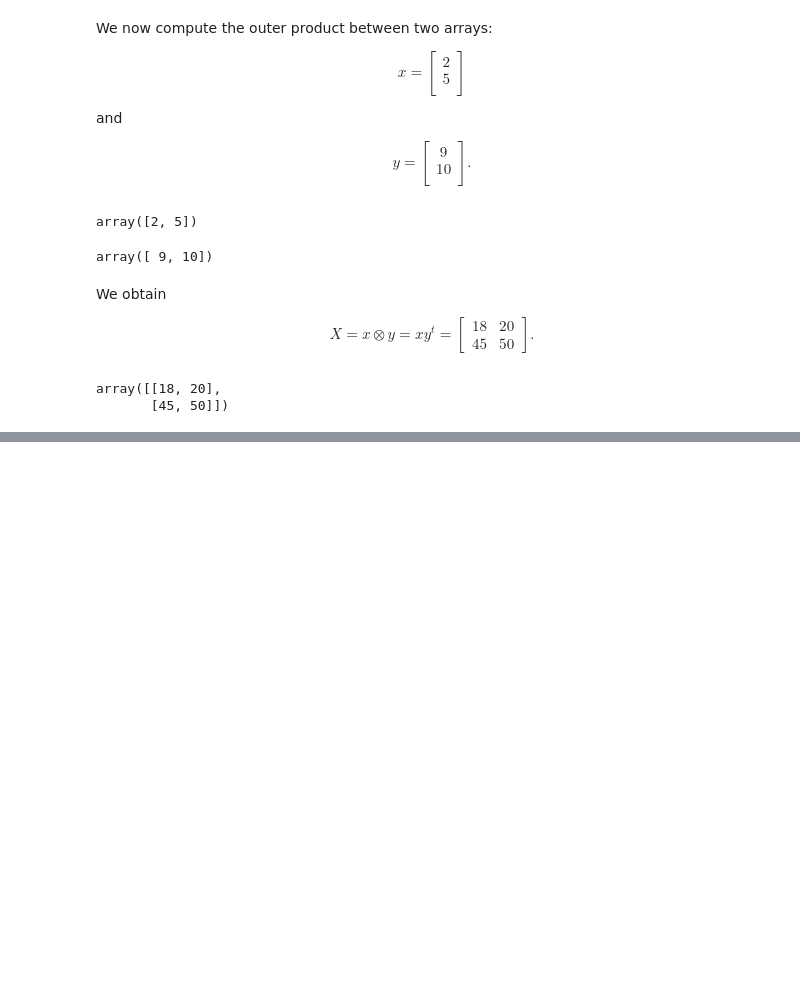
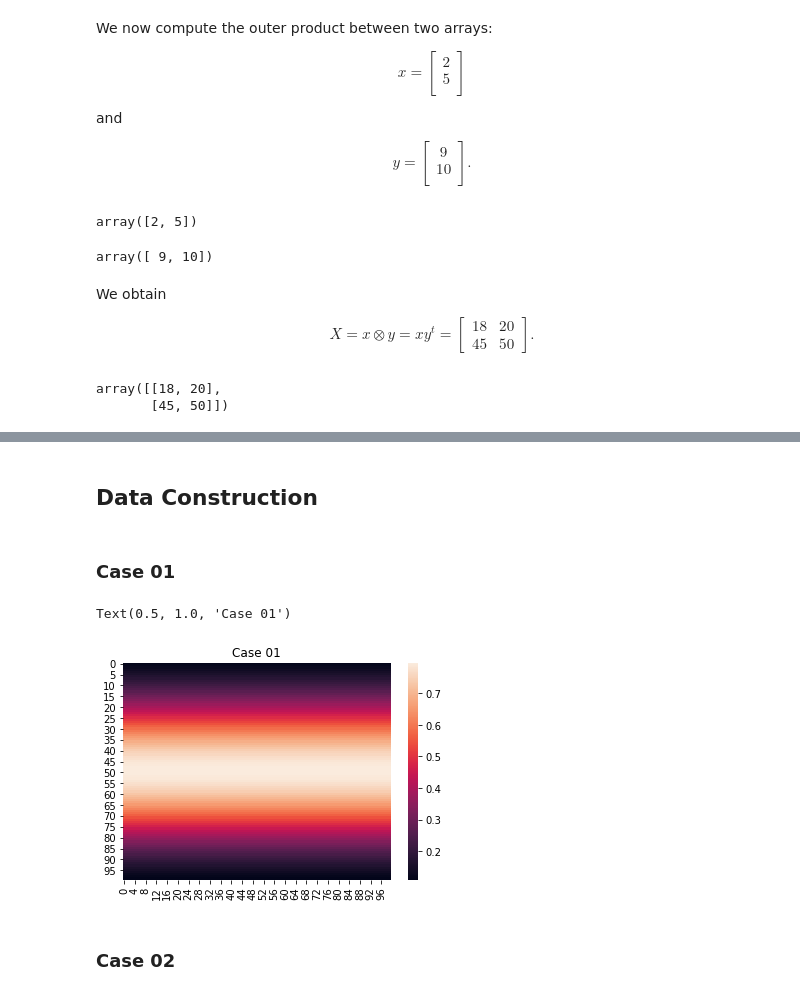
Before and after one commit to mascaretti/tensor-decomposition-tutorial, a Jupyter notebook: tutorial.ipynb, the cells around one changed output, grey strips where cells are left out. Drawn from its saved outputs; the diff is of its cells as text; code cells hidden in the pictures; blank space fills up the shorter version.

```diff
--- a/tutorial.ipynb
+++ b/tutorial.ipynb
@@ -205,0 +226,17 @@ array([[18, 20],
+# %% [markdown]
+## Data Construction
+# %%
+num_points = 100
+space_index = np.linspace(start = -1, stop = 1, num = num_points)
+bell_curve = norm.pdf(space_index, loc = 0, scale = 0.5).reshape((1, num_points))
+# %% [markdown]
+### Case 01
+# %%
+case_01 = np.repeat(bell_curve, repeats=num_points, axis = 0).T
+# %%
+sns.heatmap(case_01, annot=False).set_title("Case 01")
+# %% [output]
+Text(0.5, 1.0, 'Case 01')
+[figure, added]
+# %% [markdown]
+### Case 02
```
Also changed, not shown: parts of 28 cells of this notebook.
